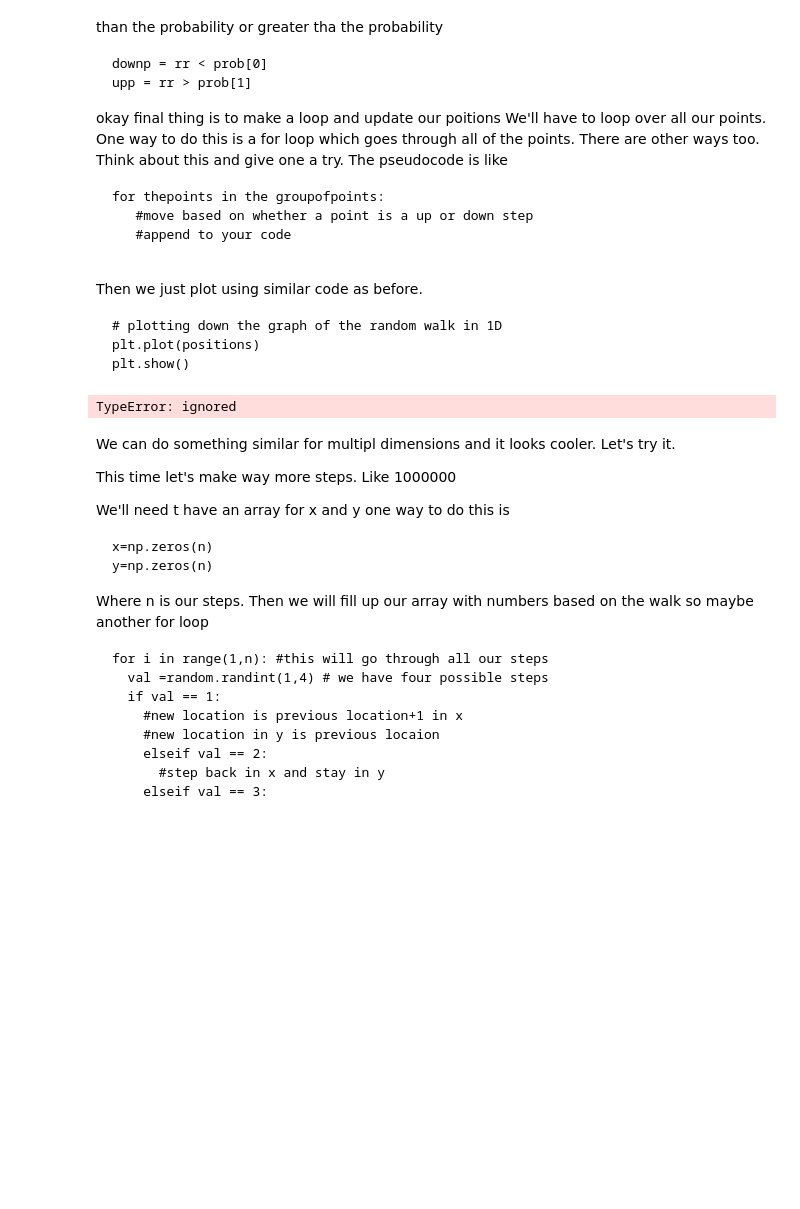
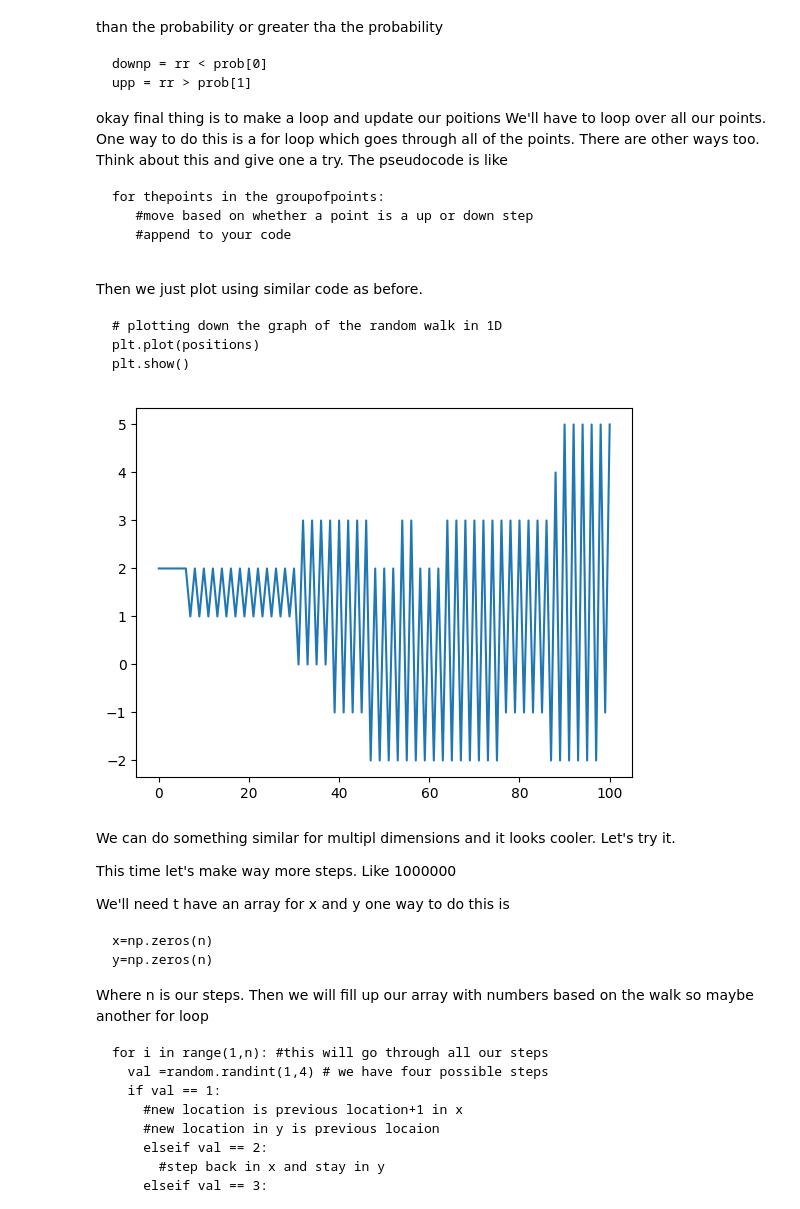
Before and after one commit to RandleRaccoon/PHYS_3025, a Jupyter notebook: PHYS3025_Activty2.ipynb, the cells around one changed output. Drawn from its saved outputs; the diff is of its cells as text; code cells hidden in the pictures; blank space fills up the shorter version.

````diff
--- a/PHYS3025_Activty2.ipynb
+++ b/PHYS3025_Activty2.ipynb
@@ -139,25 +139,27 @@ plt.plot(positions)
 plt.show()
 ```
 # %%
-prob = [0.25, 0.75]         #Probability
+prob = [0.05, 0.95]         #Probability
 start = 2             #Starting Position
 positions = [start]
 
-rr = np.random.random(1000) #Creating random points
+rr = np.random.random(100) #Creating random points
 
 downp = rr < prob[0]
 upp = rr > prob[1]
 
-for i in rr:
-  if downp.any():
-    positions[i+1]
-  if upp.any():
-    positions[i]
+for i in range(len(rr)):
+  if downp[i]:
+    positions.append(positions[i-1]-1)
+  elif upp[i]:
+    positions.append(positions[i-1]+1)
+  else:
+    positions.append(positions[i-1])
 
 plt.plot(positions)
 plt.show()
 # %% [output]
-TypeError: ignored
+[figure, added]
 # %% [markdown]
 We can do something similar for multipl dimensions and it looks cooler. Let's try it.
 
````
Also changed, not shown: parts of 2 cells of this notebook.
